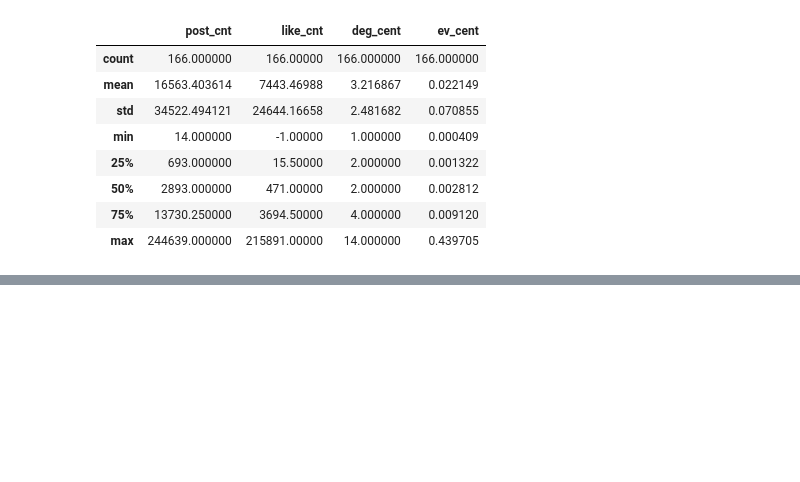
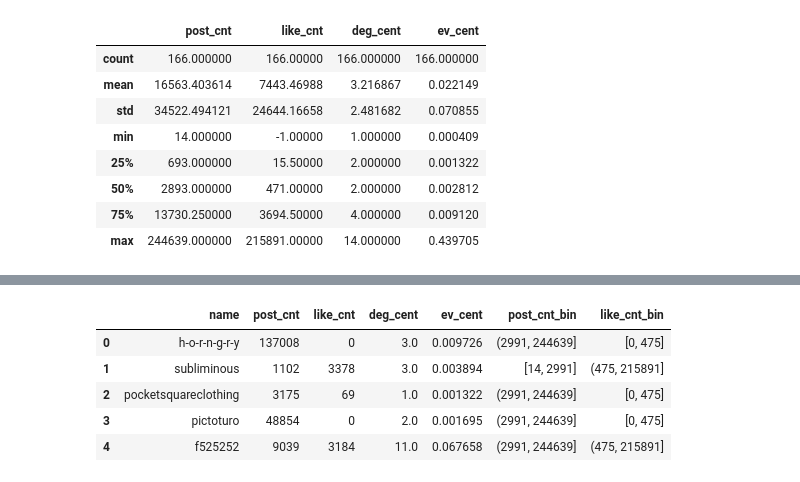
Before and after one commit to datafeelings/CUNY_DATA_620, a Jupyter notebook: Project_1/dvecheruk_data_620_project_1.ipynb, the cells around one changed output, grey strips where cells are left out. Drawn from its saved outputs; the diff is of its cells as text; code cells hidden in the pictures; blank space fills up the shorter version.

```diff
--- a/Project_1/dvecheruk_data_620_project_1.ipynb
+++ b/Project_1/dvecheruk_data_620_project_1.ipynb
@@ -273,0 +330,9 @@ df[df.like_cnt == -1]
+# %%
+df.head()
+# %% [output]
+|  | name | post_cnt | like_cnt | deg_cent | ev_cent | post_cnt_bin | like_cnt_bin |
+| 0 | h-o-r-n-g-r-y | 137008 | 0 | 3.0 | 0.009726 | (2991, 244639] | [0, 475] |
+| 1 | subliminous | 1102 | 3378 | 3.0 | 0.003894 | [14, 2991] | (475, 215891] |
+| 2 | pocketsquareclothing | 3175 | 69 | 1.0 | 0.001322 | (2991, 244639] | [0, 475] |
+| 3 | pictoturo | 48854 | 0 | 2.0 | 0.001695 | (2991, 244639] | [0, 475] |
+| 4 | f525252 | 9039 | 3184 | 11.0 | 0.067658 | (2991, 244639] | (475, 215891] |
```
Also changed, not shown: parts of 23 cells of this notebook, 1 other file.
